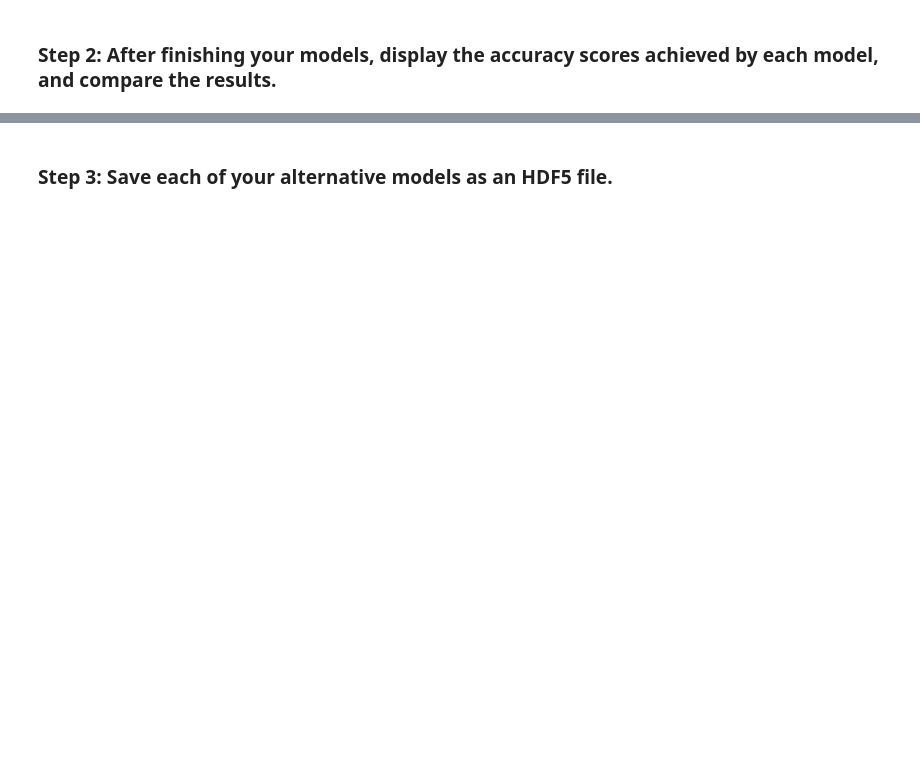
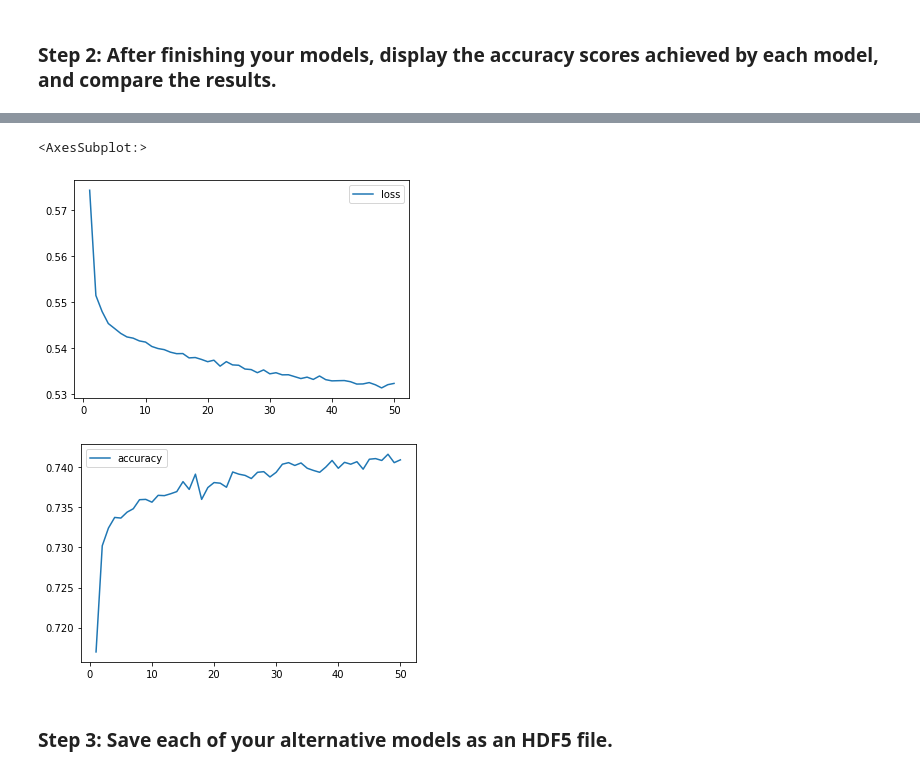
Before and after one commit to ALovettII/13-challenge, a Jupyter notebook: venture_funding_with_deep_learning.ipynb, the cells around one changed output, grey strips where cells are left out. Drawn from its saved outputs; the diff is of its cells as text; code cells hidden in the pictures; blank space fills up the shorter version.

```diff
--- a/venture_funding_with_deep_learning.ipynb
+++ b/venture_funding_with_deep_learning.ipynb
@@ -499,18 +499,18 @@ print(f"Hidden nodes (Layer 1): {hidden_nodes_layer1_A2}")
 Hidden nodes (Layer 1): 58
 # %%
 # Define the number of hidden nodes for the first hidden layer
-#hidden_nodes_layer2_A2 = (hidden_nodes_layer1_A2 + 1) // 2
+hidden_nodes_layer2_A2 = (hidden_nodes_layer1_A2 + 1) // 2
 
 # Review the number of hidden nodes in the first layer
-#print(f"Hidden nodes (Layer 2): {hidden_nodes_layer2_A2}")
+print(f"Hidden nodes (Layer 2): {hidden_nodes_layer2_A2}")
 # %% [output]
 Hidden nodes (Layer 2): 29
 # %%
 # Define the number of hidden nodes for the first hidden layer
-#hidden_nodes_layer3_A2 = (hidden_nodes_layer2_A2 + 1) // 2
+hidden_nodes_layer3_A2 = (hidden_nodes_layer2_A2 + 1) // 2
 
 # Review the number of hidden nodes in the first layer
-#print(f"Hidden nodes (Layer 3): {hidden_nodes_layer3_A2}")
+print(f"Hidden nodes (Layer 3): {hidden_nodes_layer3_A2}")
 # %% [output]
 Hidden nodes (Layer 3): 15
 # %%
@@ -524,7 +524,7 @@ nn_A2.add(Dense(units=hidden_nodes_layer1_A2, input_dim=number_input_features, a
 nn_A2.add(Dense(units=hidden_nodes_layer2_A2, activation="relu"))
 
 # Third hidden layer
-#nn_A2.add(Dense(units=hidden_nodes_layer3_A2, activation="relu"))
+nn_A2.add(Dense(units=hidden_nodes_layer3_A2, activation="relu"))
 
 # Output layer
 nn_A2.add(Dense(units=number_output_neurons_A2, activation="sigmoid"))
@@ -617,3 +629,15 @@ Loss: 0.5591248869895935, Accuracy: 0.7292128205299377
+# %%
+# Plotting Loss & Accuracy
+# Accessing training results
+df_hist_A2 = pd.DataFrame(fit_model_A2.history, index=range(1, len(fit_model_A2.history["loss"]) + 1))
+
+# Plotting accuracy over epochs
+df_hist_A2.plot(y="loss")
+df_hist_A2.plot(y="accuracy")
+# %% [output]
+<AxesSubplot:>
+[figure, added]
+[figure, added]
 # %% [markdown]
 ### Step 3: Save each of your alternative models as an HDF5 file.
 # %%
```
Also changed, not shown: parts of 8 cells of this notebook, 2 other files.
